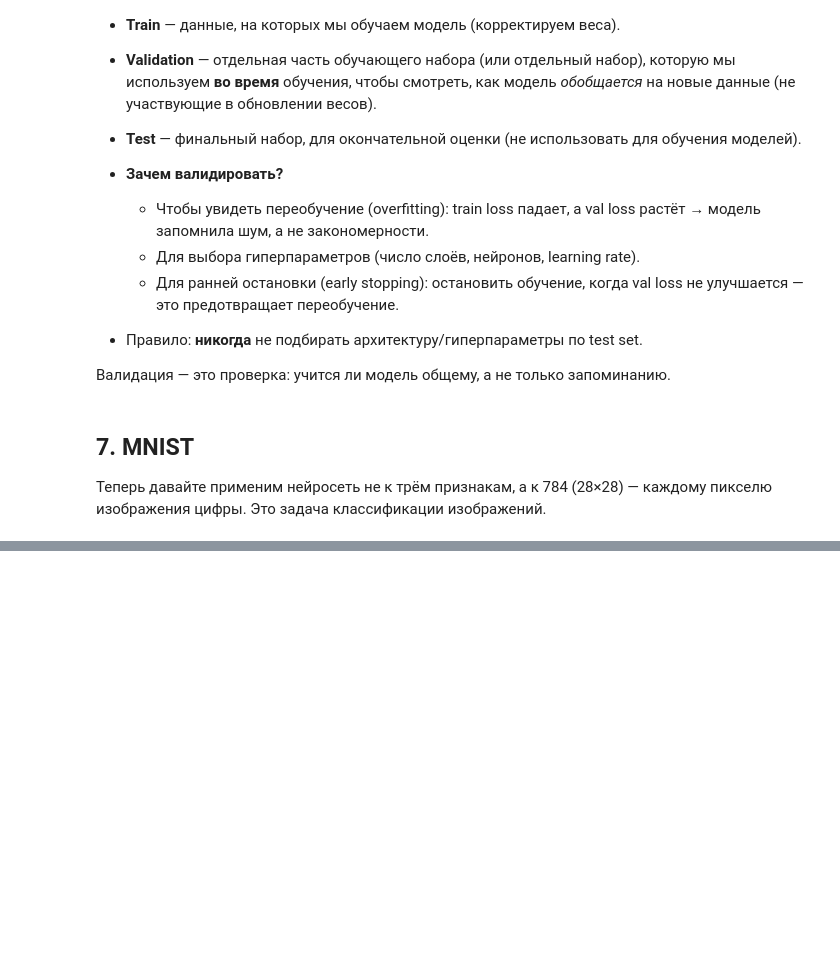
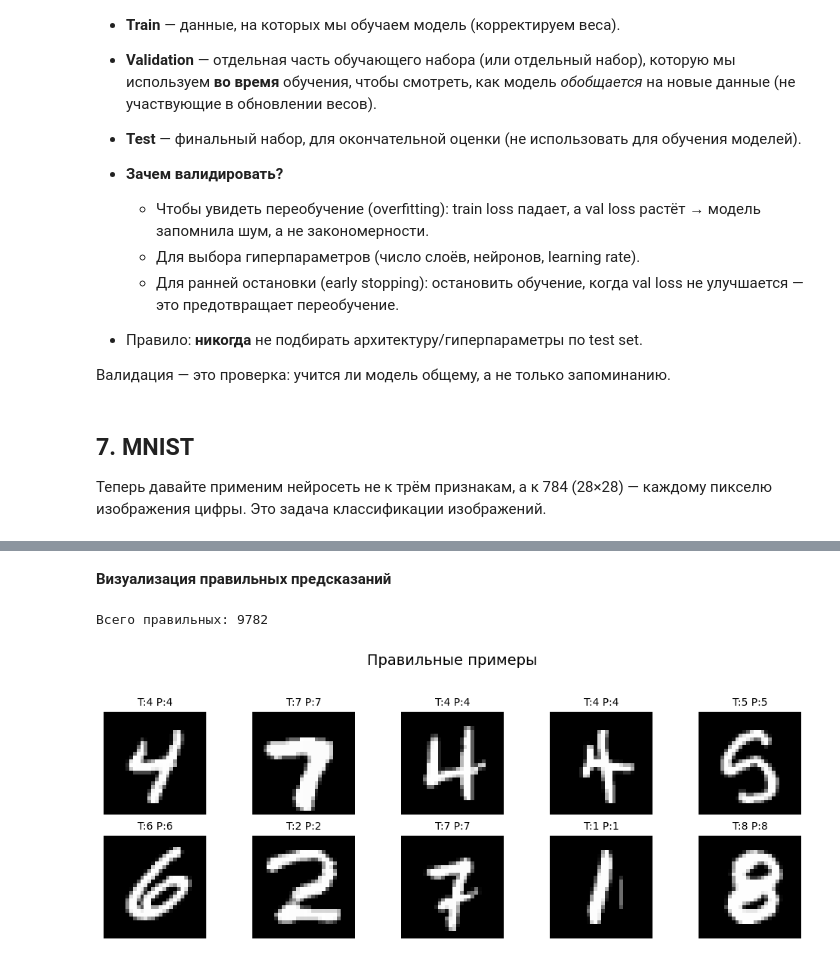
Before and after one commit to danilash/DS_intro, a Jupyter notebook: lessons_notebooks/lesson5.ipynb, the cells around one changed output, grey strips where cells are left out. Saved outputs shown, nothing was run; the diff lists cells and outputs as text; code cells hidden in the pictures; blank space fills up the shorter version.

```diff
--- a/lessons_notebooks/lesson5.ipynb
+++ b/lessons_notebooks/lesson5.ipynb
@@ -365,0 +478,12 @@ Model: "sequential_20"
+# %% [markdown]
+**Визуализация правильных предсказаний**
+# %%
+indices_corr = np.where(y_pred_classes == y_true)[0]
+print("Всего правильных:", len(indices_corr))
+
+k = min(10, len(indices_corr))
+sample_indices = np.random.choice(indices_corr, k, replace=False)
+show_images_grid(X_test, y_true, y_pred_classes, indices=sample_indices, n_cols=5, title_prefix="Правильные примеры")
+# %% [output]
+Всего правильных: 9782
+[figure, added]
```
Also changed, not shown: parts of 20 cells of this notebook.
